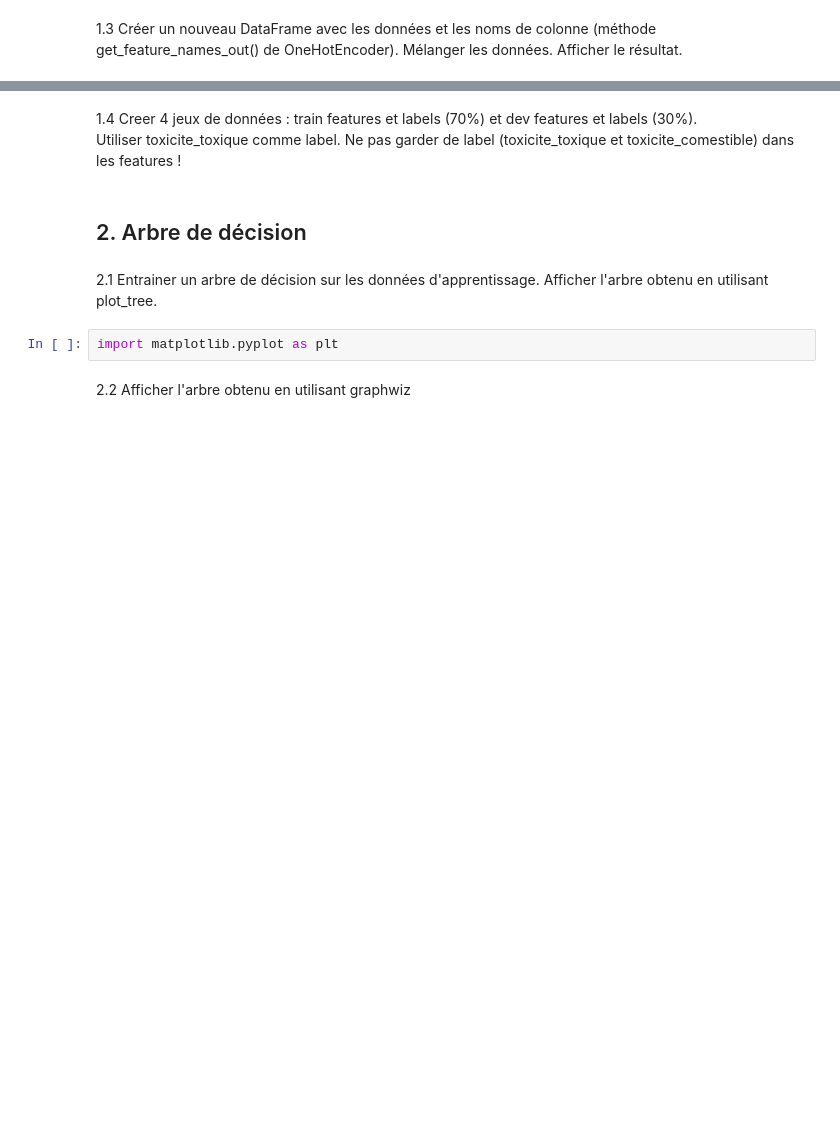
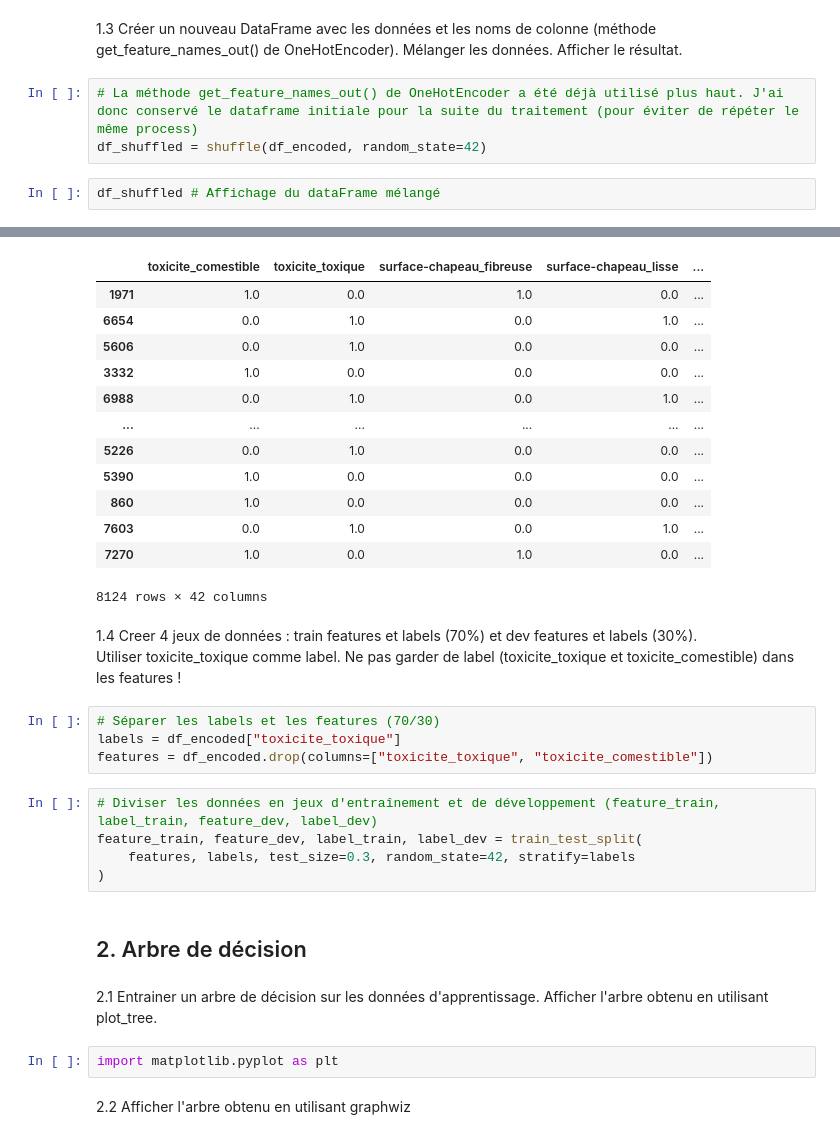
Before and after one commit to jeanlamarre16/datascience, a Jupyter notebook: TP1_classification_champignons.ipynb, the cells around one changed output, grey strips where cells are left out. Cells and saved outputs as stored; diff of their text form; blank space fills up the shorter version.

```diff
--- a/TP1_classification_champignons.ipynb
+++ b/TP1_classification_champignons.ipynb
@@ -40,2 +110,8 @@ https://scikit-learn.org/stable/modules/generated/sklearn.preprocessing.OneHotEn
 # %% [markdown]
 1.3 Créer un nouveau DataFrame avec les données et les noms de colonne (méthode get_feature_names_out() de OneHotEncoder). Mélanger les données. Afficher le résultat.
+# %%
+# La méthode get_feature_names_out() de OneHotEncoder a été déjà utilisé plus haut. J'ai donc conservé le dataframe initiale pour la suite du traitement (pour éviter de répéter le même process)
+df_shuffled = shuffle(df_encoded, random_state=42)
+# %%
+df_shuffled # Affichage du dataFrame mélangé
+# %% [output]
@@ -42,6 +119,28 @@ https://scikit-learn.org/stable/modules/generated/sklearn.preprocessing.OneHotEn
+|  | toxicite_comestible | toxicite_toxique | surface-chapeau_fibreuse | surface-chapeau_lisse | ... |
+| 1971 | 1.0 | 0.0 | 1.0 | 0.0 | ... |
+| 6654 | 0.0 | 1.0 | 0.0 | 1.0 | ... |
+| 5606 | 0.0 | 1.0 | 0.0 | 0.0 | ... |
+| 3332 | 1.0 | 0.0 | 0.0 | 0.0 | ... |
+| 6988 | 0.0 | 1.0 | 0.0 | 1.0 | ... |
+| ... | ... | ... | ... | ... | ... |
+| 5226 | 0.0 | 1.0 | 0.0 | 0.0 | ... |
+| 5390 | 1.0 | 0.0 | 0.0 | 0.0 | ... |
+| 860 | 1.0 | 0.0 | 0.0 | 0.0 | ... |
+| 7603 | 0.0 | 1.0 | 0.0 | 1.0 | ... |
+| 7270 | 1.0 | 0.0 | 1.0 | 0.0 | ... |
+8124 rows × 42 columns
 # %% [markdown]
 1.4 Creer 4 jeux de données : train features et labels (70%) et dev features et labels (30%).\
 Utiliser toxicite_toxique comme label. Ne pas garder de label (toxicite_toxique et toxicite_comestible) dans les features !
+# %%
+# Séparer les labels et les features (70/30)
+labels = df_encoded["toxicite_toxique"]
+features = df_encoded.drop(columns=["toxicite_toxique", "toxicite_comestible"])
+# %%
+# Diviser les données en jeux d'entraînement et de développement (feature_train, label_train, feature_dev, label_dev)
+feature_train, feature_dev, label_train, label_dev = train_test_split(
+    features, labels, test_size=0.3, random_state=42, stratify=labels
+)
 # %% [markdown]
 ## 2. Arbre de décision
 # %% [markdown]
```
Also changed, not shown: parts of 12 cells of this notebook.
